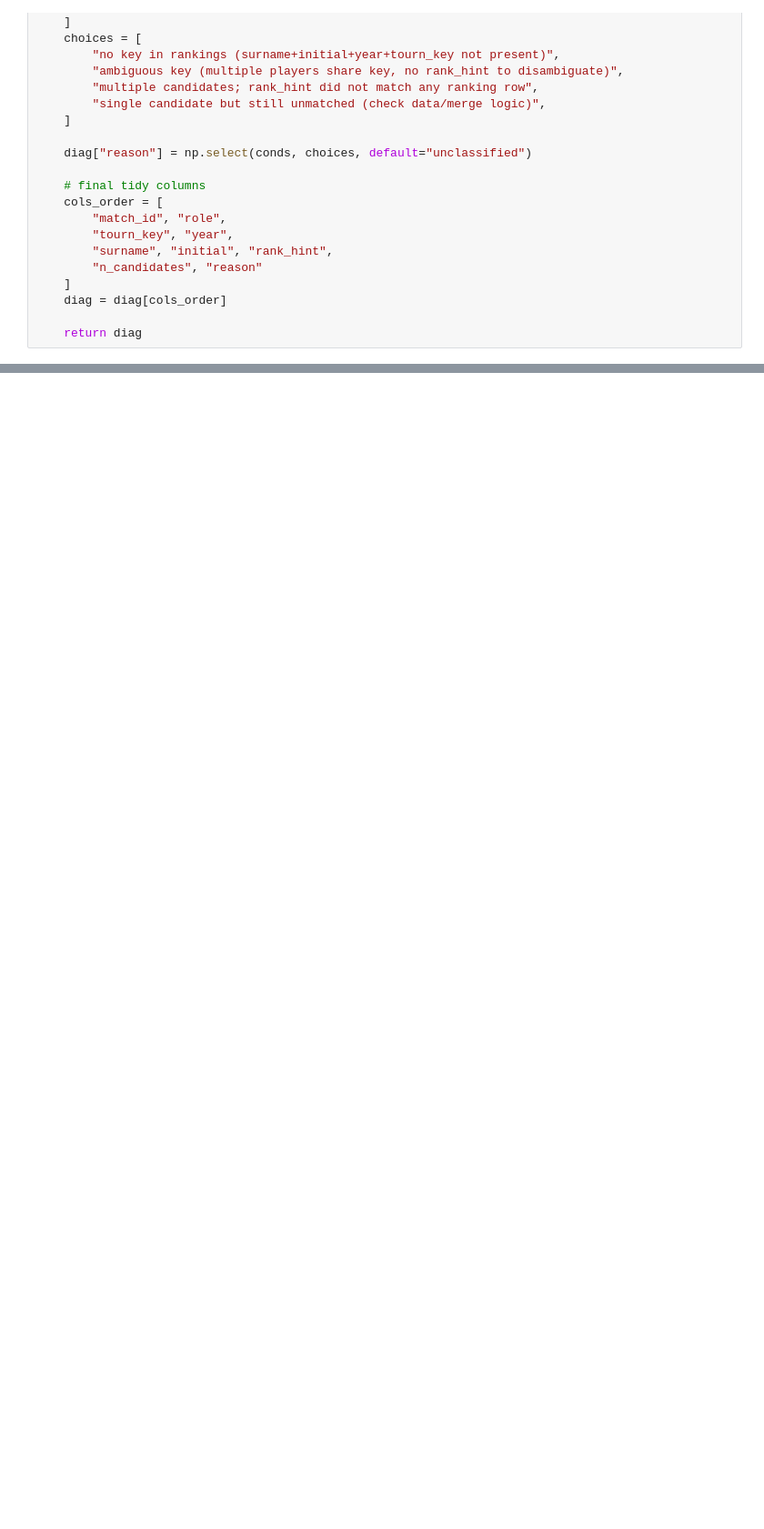
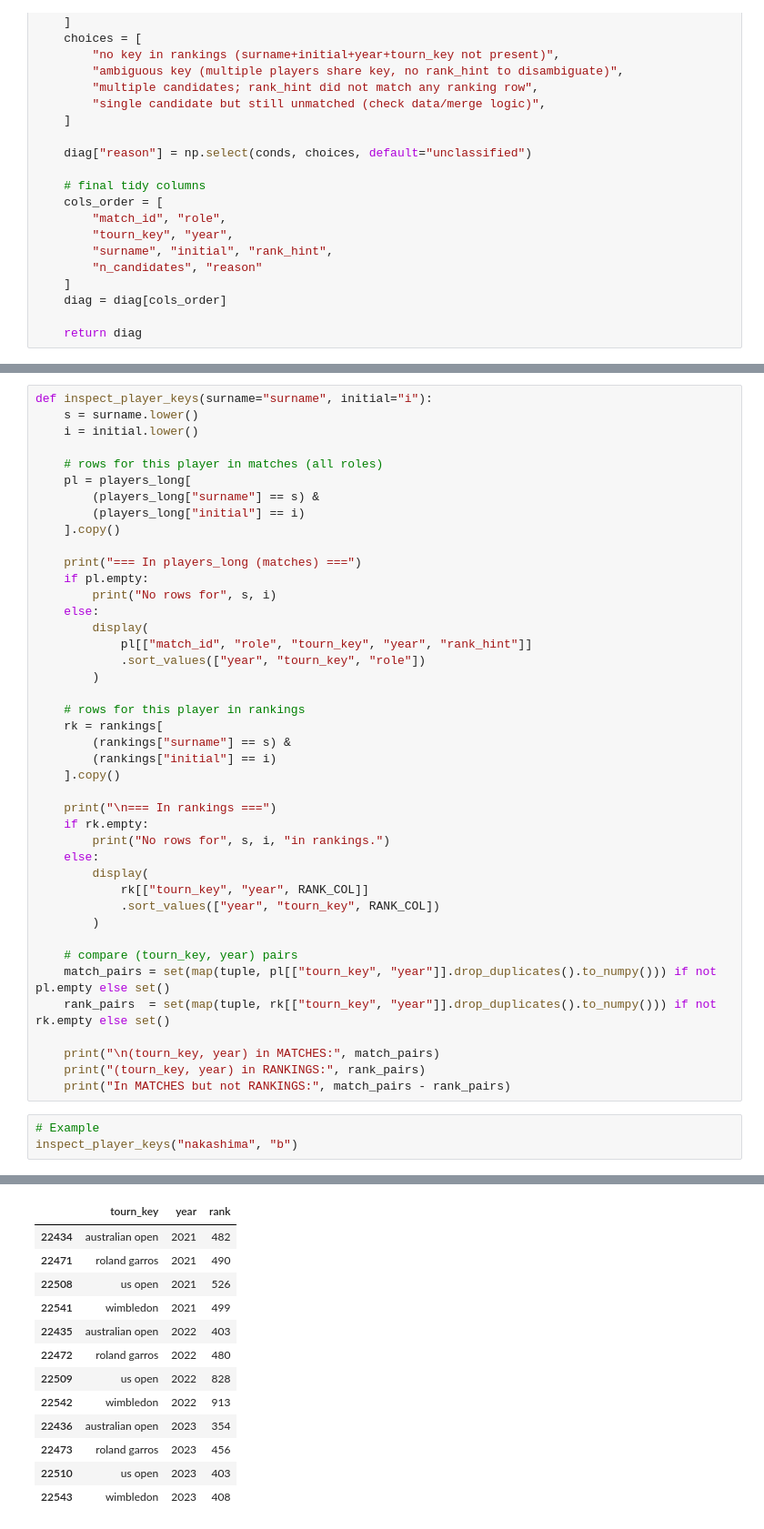
Before and after one commit to AEGDDI/tennis-homophily, a Jupyter notebook: code/merging/matches_ranks.ipynb, the cells around one changed output, grey strips where cells are left out. Shown at 91% size. Cells and saved outputs as stored; diff of their text form; blank space fills up the shorter version.

```diff
--- a/code/merging/matches_ranks.ipynb
+++ b/code/merging/matches_ranks.ipynb
@@ -422,0 +582,46 @@ unmatched_report[unmatched_report["surname"] == "hewitt"]
+# %%
+def inspect_player_keys(surname="surname", initial="i"):
+    s = surname.lower()
+    i = initial.lower()
+
+    # rows for this player in matches (all roles)
+    pl = players_long[
+        (players_long["surname"] == s) &
+        (players_long["initial"] == i)
+    ].copy()
+
+    print("=== In players_long (matches) ===")
+    if pl.empty:
+        print("No rows for", s, i)
+    else:
+        display(
+            pl[["match_id", "role", "tourn_key", "year", "rank_hint"]]
+            .sort_values(["year", "tourn_key", "role"])
+        )
+
+    # rows for this player in rankings
+    rk = rankings[
+        (rankings["surname"] == s) &
+        (rankings["initial"] == i)
+    ].copy()
+
+    print("\n=== In rankings ===")
+    if rk.empty:
+        print("No rows for", s, i, "in rankings.")
+    else:
+        display(
+            rk[["tourn_key", "year", RANK_COL]]
+            .sort_values(["year", "tourn_key", RANK_COL])
+        )
+
+    # compare (tourn_key, year) pairs
+    match_pairs = set(map(tuple, pl[["tourn_key", "year"]].drop_duplicates().to_numpy())) if not pl.empty else set()
+    rank_pairs  = set(map(tuple, rk[["tourn_key", "year"]].drop_duplicates().to_numpy())) if not rk.empty else set()
+
+    print("\n(tourn_key, year) in MATCHES:", match_pairs)
+    print("(tourn_key, year) in RANKINGS:", rank_pairs)
+    print("In MATCHES but not RANKINGS:", match_pairs - rank_pairs)
+# %%
+# Example
+inspect_player_keys("nakashima", "b")
+# %% [output]
@@ -422,0 +633,13 @@ unmatched_report[unmatched_report["surname"] == "hewitt"]
+|  | tourn_key | year | rank |
+| 22434 | australian open | 2021 | 482 |
+| 22471 | roland garros | 2021 | 490 |
+| 22508 | us open | 2021 | 526 |
+| 22541 | wimbledon | 2021 | 499 |
+| 22435 | australian open | 2022 | 403 |
+| 22472 | roland garros | 2022 | 480 |
+| 22509 | us open | 2022 | 828 |
+| 22542 | wimbledon | 2022 | 913 |
+| 22436 | australian open | 2023 | 354 |
+| 22473 | roland garros | 2023 | 456 |
+| 22510 | us open | 2023 | 403 |
+| 22543 | wimbledon | 2023 | 408 |
```
Also changed, not shown: parts of 4 cells of this notebook, 7 other files.
